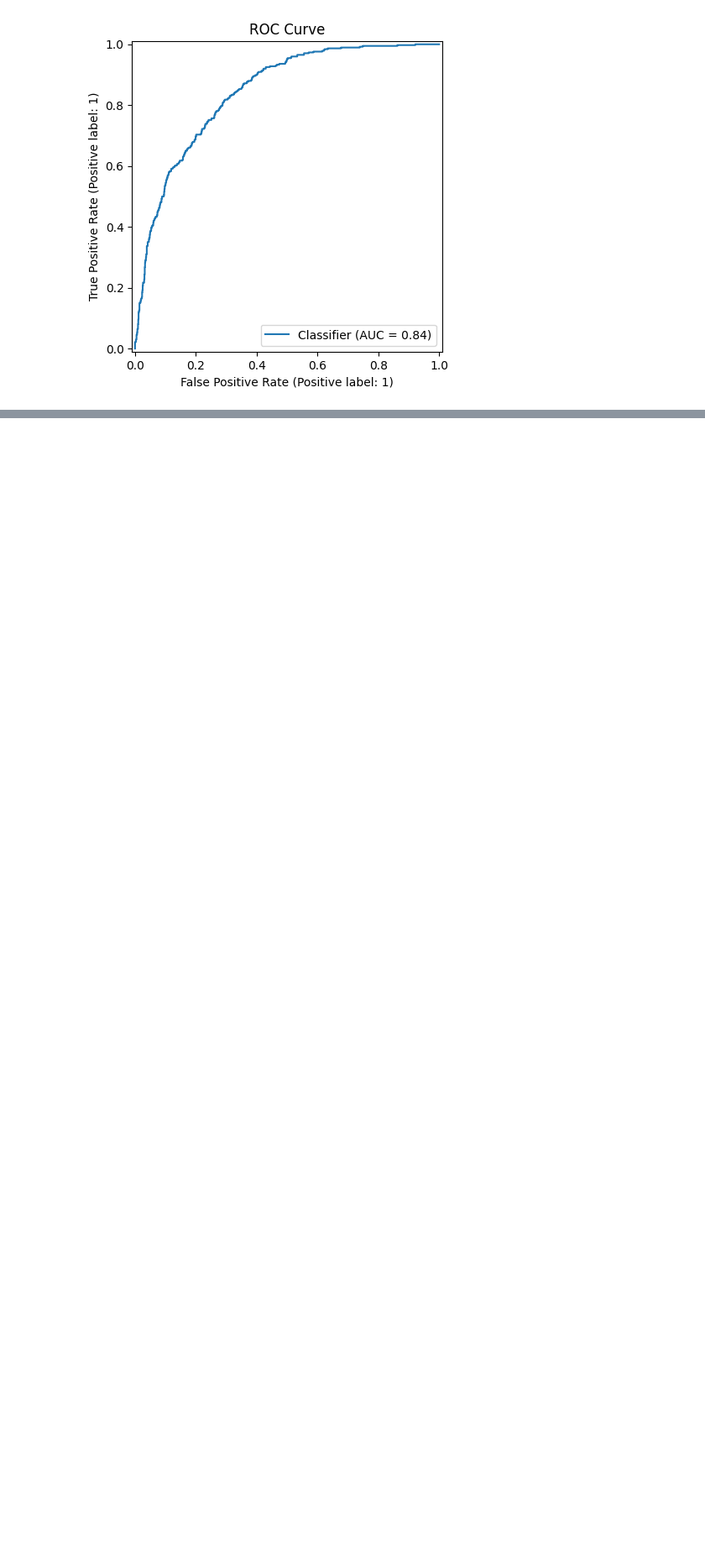
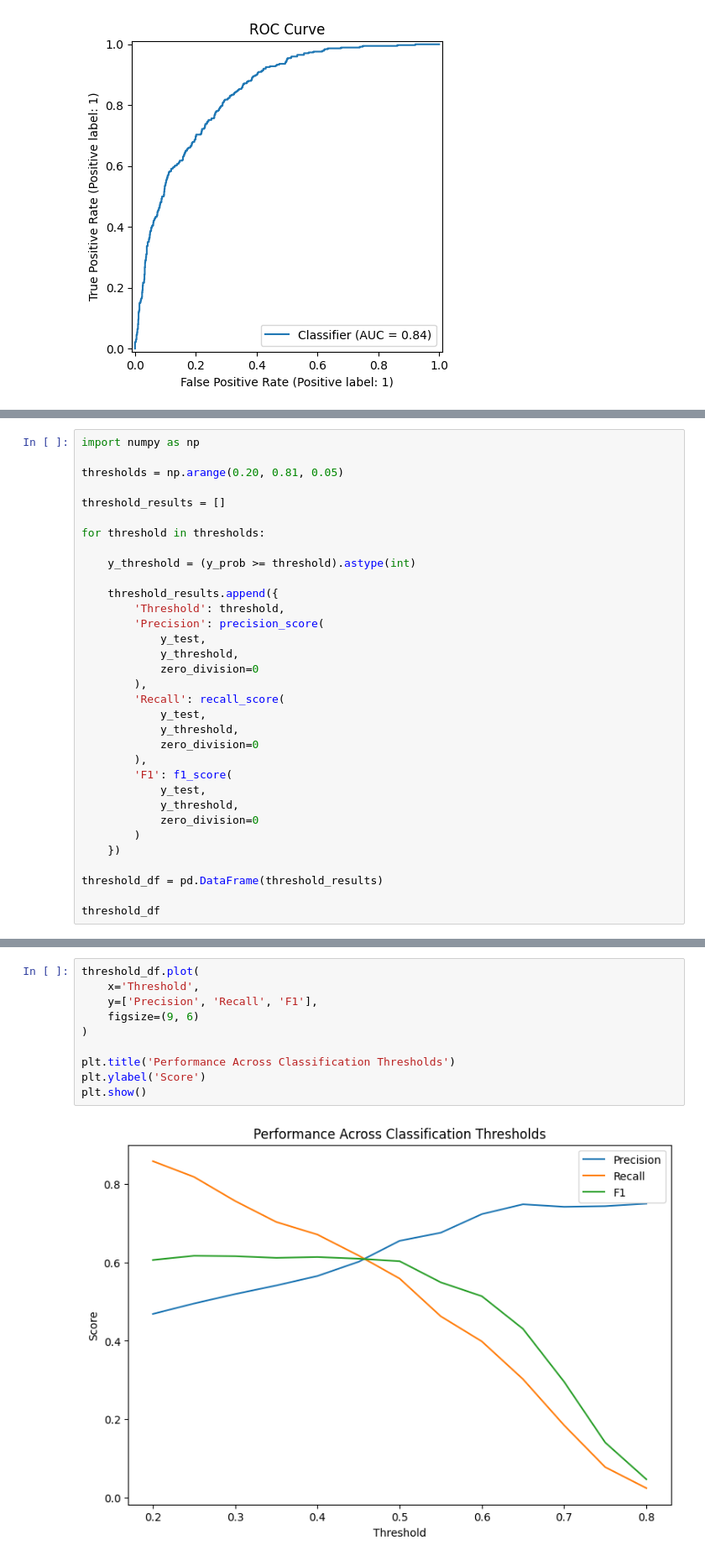
Before and after one commit to shavkatjony/telco-c-classifier-alias, a Jupyter notebook: notebooks/04_evaluation.ipynb, the cells around one changed output, grey strips where cells are left out. Shown at 84% size. Drawn from its saved outputs; the diff is of its cells as text; blank space fills up the shorter version.

```diff
--- a/notebooks/04_evaluation.ipynb
+++ b/notebooks/04_evaluation.ipynb
@@ -140,0 +162,33 @@ plt.show()
+# %%
+import numpy as np
+
+thresholds = np.arange(0.20, 0.81, 0.05)
+
+threshold_results = []
+
+for threshold in thresholds:
+
+    y_threshold = (y_prob >= threshold).astype(int)
+
+    threshold_results.append({
+        'Threshold': threshold,
+        'Precision': precision_score(
+            y_test,
+            y_threshold,
+            zero_division=0
+        ),
+        'Recall': recall_score(
+            y_test,
+            y_threshold,
+            zero_division=0
+        ),
+        'F1': f1_score(
+            y_test,
+            y_threshold,
+            zero_division=0
+        )
+    })
+
+threshold_df = pd.DataFrame(threshold_results)
+
+threshold_df
@@ -140,0 +210,12 @@ plt.show()
+# %%
+threshold_df.plot(
+    x='Threshold',
+    y=['Precision', 'Recall', 'F1'],
+    figsize=(9, 6)
+)
+
+plt.title('Performance Across Classification Thresholds')
+plt.ylabel('Score')
+plt.show()
+# %% [output]
+[figure, added]
```
Also changed, not shown: parts of 5 cells of this notebook.
